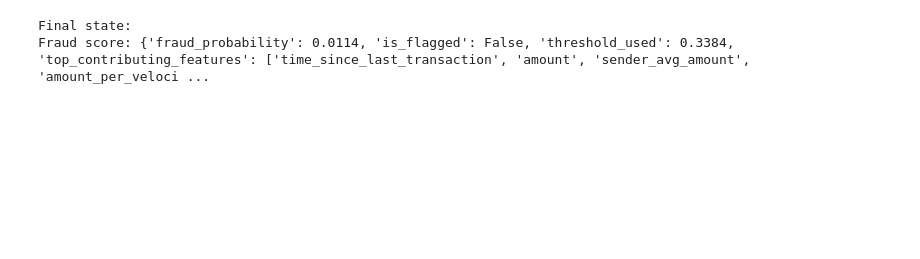
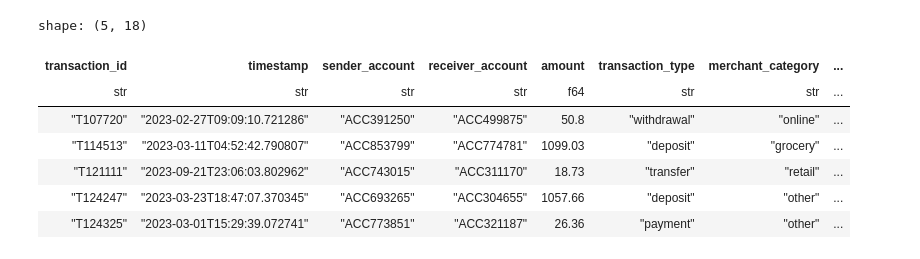
Before and after one commit to arjunverma2004/fraud-investigation-copilot, a Jupyter notebook: src/graph_nb.ipynb, the cells around one changed output. Drawn from its saved outputs; the diff is of its cells as text; code cells hidden in the pictures; blank space fills up the shorter version.

Commit message:
Update fraud investigation copilot

```diff
--- a/src/graph_nb.ipynb
+++ b/src/graph_nb.ipynb
@@ -168,20 +176,20 @@ if __name__ == "__main__":
     sample_transaction = {
         "transaction_id": str(uuid.uuid4()),
         "sender_account": "ACC1001",
-        "receiver_account": "ACC2002",
-        "amount": 45000.0,
+        "receiver_account": "ACC499875",
+        "amount": 50.8,
         "timestamp": "2026-07-13T02:15:00",
-        "merchant_category": "electronics",
-        "transaction_type": "transfer",
+        "merchant_category": "online",
+        "transaction_type": "withdrawal",
         "spending_deviation_score": 3.2,
-        "velocity_score": 15.0,
-        "geo_anomaly_score": 0.8,
+        "velocity_score": 55.0,
+        "geo_anomaly_score": 1.8,
         "ip_address": "10.0.0.1",
         "device_used": "mobile",
-        "location": "Delhi",
+        "location": "Tokyo",
         "payment_channel": "wire_transfer",
         "device_hash": "abc123",
-        "time_since_last_transaction": 360.0
+        "time_since_last_transaction": -4435.60446271083
     }
 
     initial_state: InvestigationState = {
@@ -202,6 +210,21 @@ if __name__ == "__main__":
 
     print("\nFinal state:")
     print("Fraud score:", result["fraud_score"])
-# %% [output]
-Final state:
-Fraud score: {'fraud_probability': 0.0114, 'is_flagged': False, 'threshold_used': 0.3384, 'top_contributing_features': ['time_since_last_transaction', 'amount', 'sender_avg_amount', 'amount_per_veloci ...
+# %%
+import pandas as pd
+import polars as pl
+lazy_df = pl.scan_csv("financial_fraud_detection_dataset.csv")
+filtered_lazy_df = lazy_df.filter(pl.col("is_fraud") == True).limit(10)
+final_df = filtered_lazy_df.collect()
+# %%
+final_df = final_df.with_columns(pl.col("time_since_last_transaction").cast(pl.Float64))
+final_df.head()
+# %% [output]
+shape: (5, 18)
+| transaction_id | timestamp | sender_account | receiver_account | amount | transaction_type | merchant_category | ... |
+| str | str | str | str | f64 | str | str | ... |
+| "T107720" | "2023-02-27T09:09:10.721286" | "ACC391250" | "ACC499875" | 50.8 | "withdrawal" | "online" | ... |
+| "T114513" | "2023-03-11T04:52:42.790807" | "ACC853799" | "ACC774781" | 1099.03 | "deposit" | "grocery" | ... |
+| "T121111" | "2023-09-21T23:06:03.802962" | "ACC743015" | "ACC311170" | 18.73 | "transfer" | "retail" | ... |
+| "T124247" | "2023-03-23T18:47:07.370345" | "ACC693265" | "ACC304655" | 1057.66 | "deposit" | "other" | ... |
+| "T124325" | "2023-03-01T15:29:39.072741" | "ACC773851" | "ACC321187" | 26.36 | "payment" | "other" | ... |
```
Also changed, not shown: parts of 6 cells of this notebook, 6 other files.
